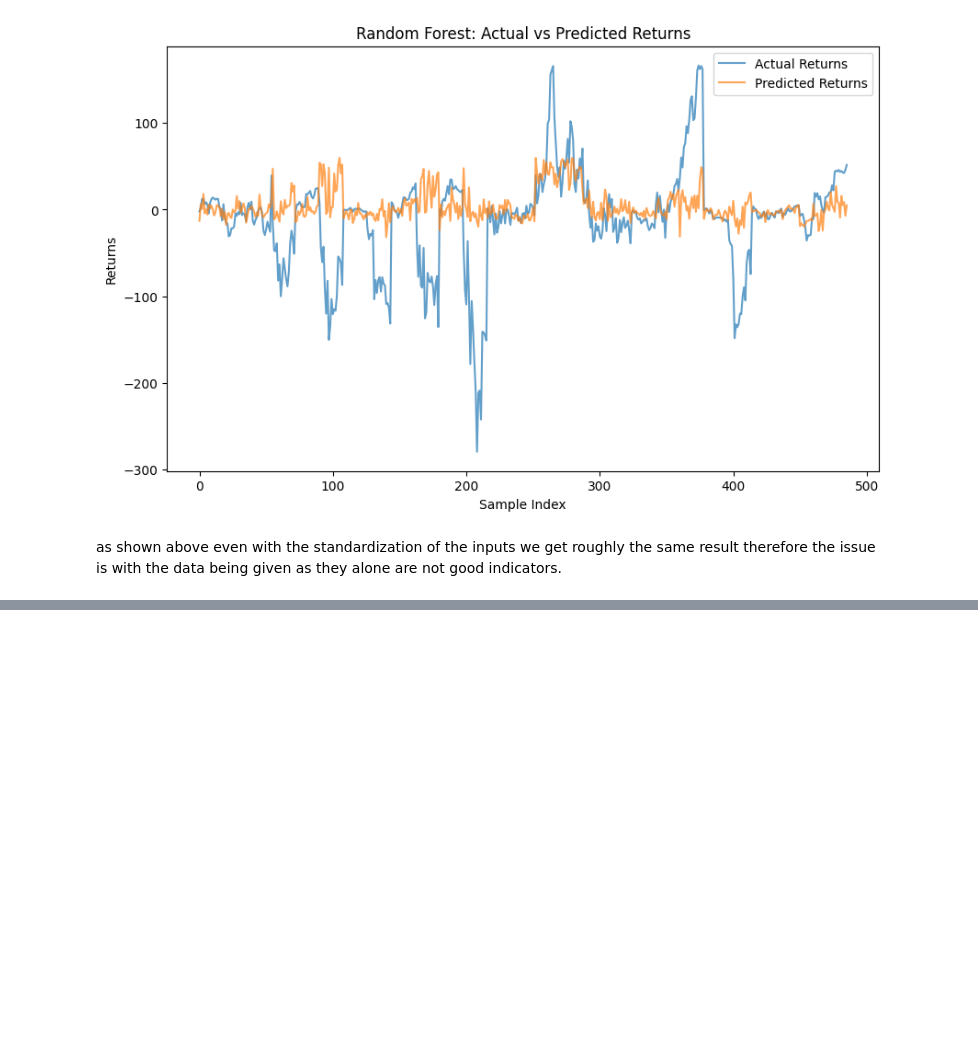
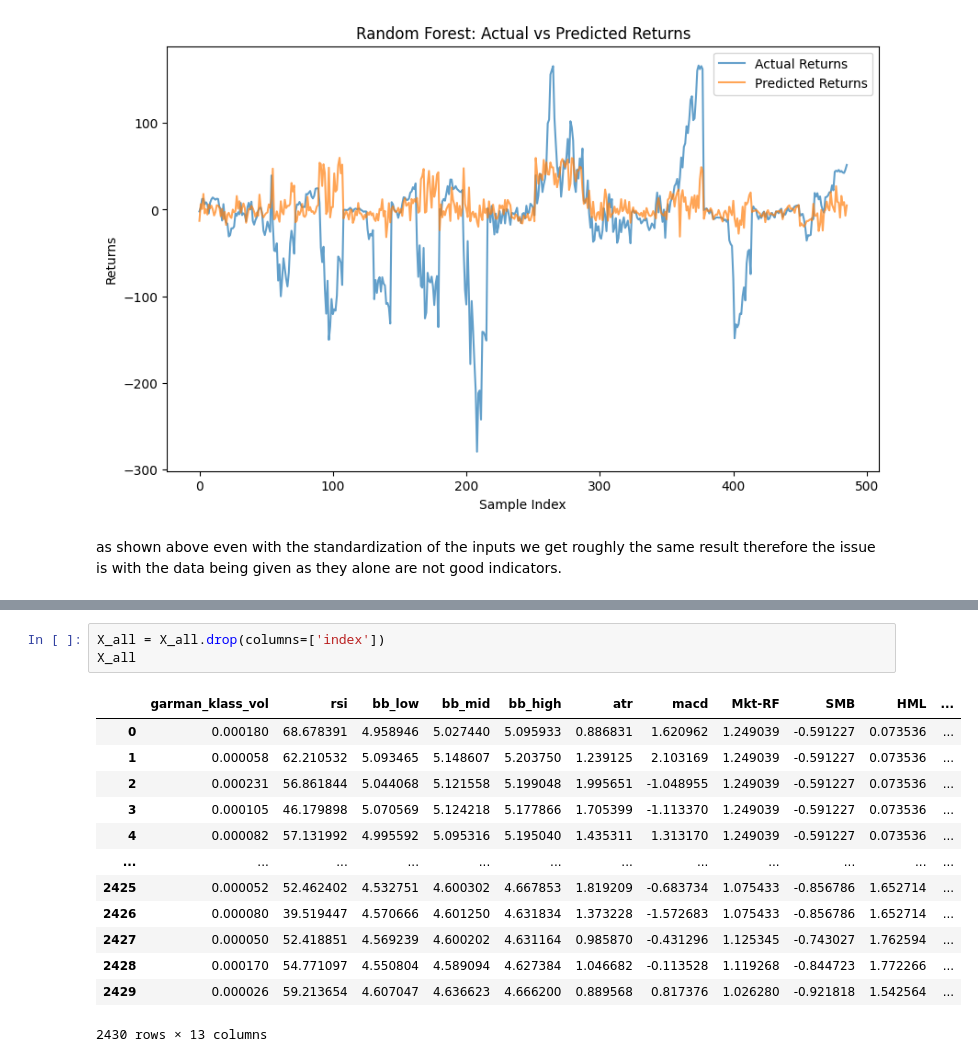
Before and after one commit to GeordieJones/financePython, a Jupyter notebook: backTesting_practice/sklearn_RF.ipynb, the cells around one changed output, grey strips where cells are left out. Drawn from its saved outputs; the diff is of its cells as text; blank space fills up the shorter version.

```diff
--- a/backTesting_practice/sklearn_RF.ipynb
+++ b/backTesting_practice/sklearn_RF.ipynb
@@ -385,0 +429,17 @@ as shown above even with the standardization of the inputs we get roughly the sa
+# %%
+X_all = X_all.drop(columns=['index'])
+X_all
+# %% [output]
+|  | garman_klass_vol | rsi | bb_low | bb_mid | bb_high | atr | macd | Mkt-RF | SMB | HML | ... |
+| 0 | 0.000180 | 68.678391 | 4.958946 | 5.027440 | 5.095933 | 0.886831 | 1.620962 | 1.249039 | -0.591227 | 0.073536 | ... |
+| 1 | 0.000058 | 62.210532 | 5.093465 | 5.148607 | 5.203750 | 1.239125 | 2.103169 | 1.249039 | -0.591227 | 0.073536 | ... |
+| 2 | 0.000231 | 56.861844 | 5.044068 | 5.121558 | 5.199048 | 1.995651 | -1.048955 | 1.249039 | -0.591227 | 0.073536 | ... |
+| 3 | 0.000105 | 46.179898 | 5.070569 | 5.124218 | 5.177866 | 1.705399 | -1.113370 | 1.249039 | -0.591227 | 0.073536 | ... |
+| 4 | 0.000082 | 57.131992 | 4.995592 | 5.095316 | 5.195040 | 1.435311 | 1.313170 | 1.249039 | -0.591227 | 0.073536 | ... |
+| ... | ... | ... | ... | ... | ... | ... | ... | ... | ... | ... | ... |
+| 2425 | 0.000052 | 52.462402 | 4.532751 | 4.600302 | 4.667853 | 1.819209 | -0.683734 | 1.075433 | -0.856786 | 1.652714 | ... |
+| 2426 | 0.000080 | 39.519447 | 4.570666 | 4.601250 | 4.631834 | 1.373228 | -1.572683 | 1.075433 | -0.856786 | 1.652714 | ... |
+| 2427 | 0.000050 | 52.418851 | 4.569239 | 4.600202 | 4.631164 | 0.985870 | -0.431296 | 1.125345 | -0.743027 | 1.762594 | ... |
+| 2428 | 0.000170 | 54.771097 | 4.550804 | 4.589094 | 4.627384 | 1.046682 | -0.113528 | 1.119268 | -0.844723 | 1.772266 | ... |
+| 2429 | 0.000026 | 59.213654 | 4.607047 | 4.636623 | 4.666200 | 0.889568 | 0.817376 | 1.026280 | -0.921818 | 1.542564 | ... |
+2430 rows × 13 columns
```
Also changed, not shown: parts of 4 cells of this notebook.
